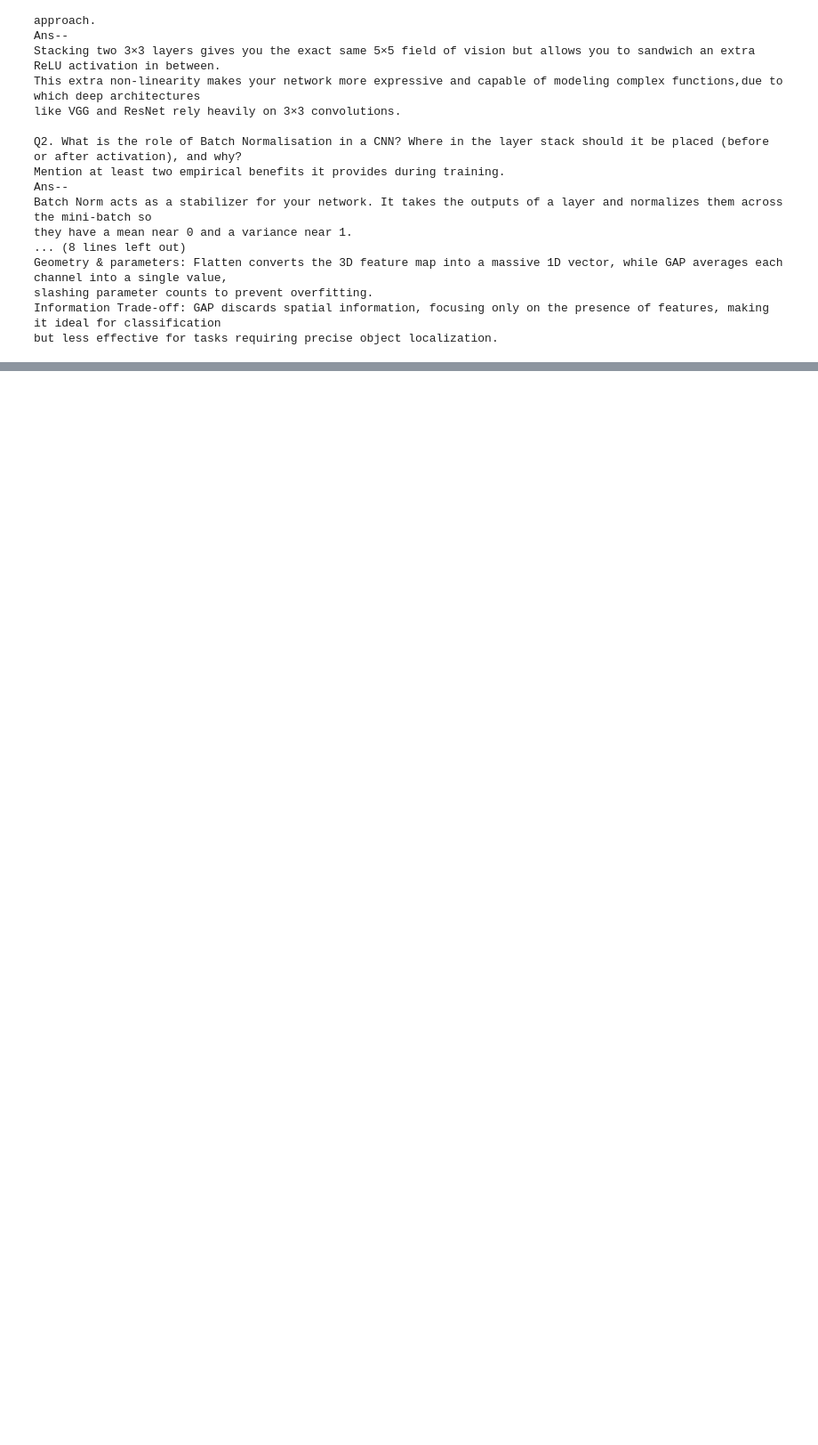
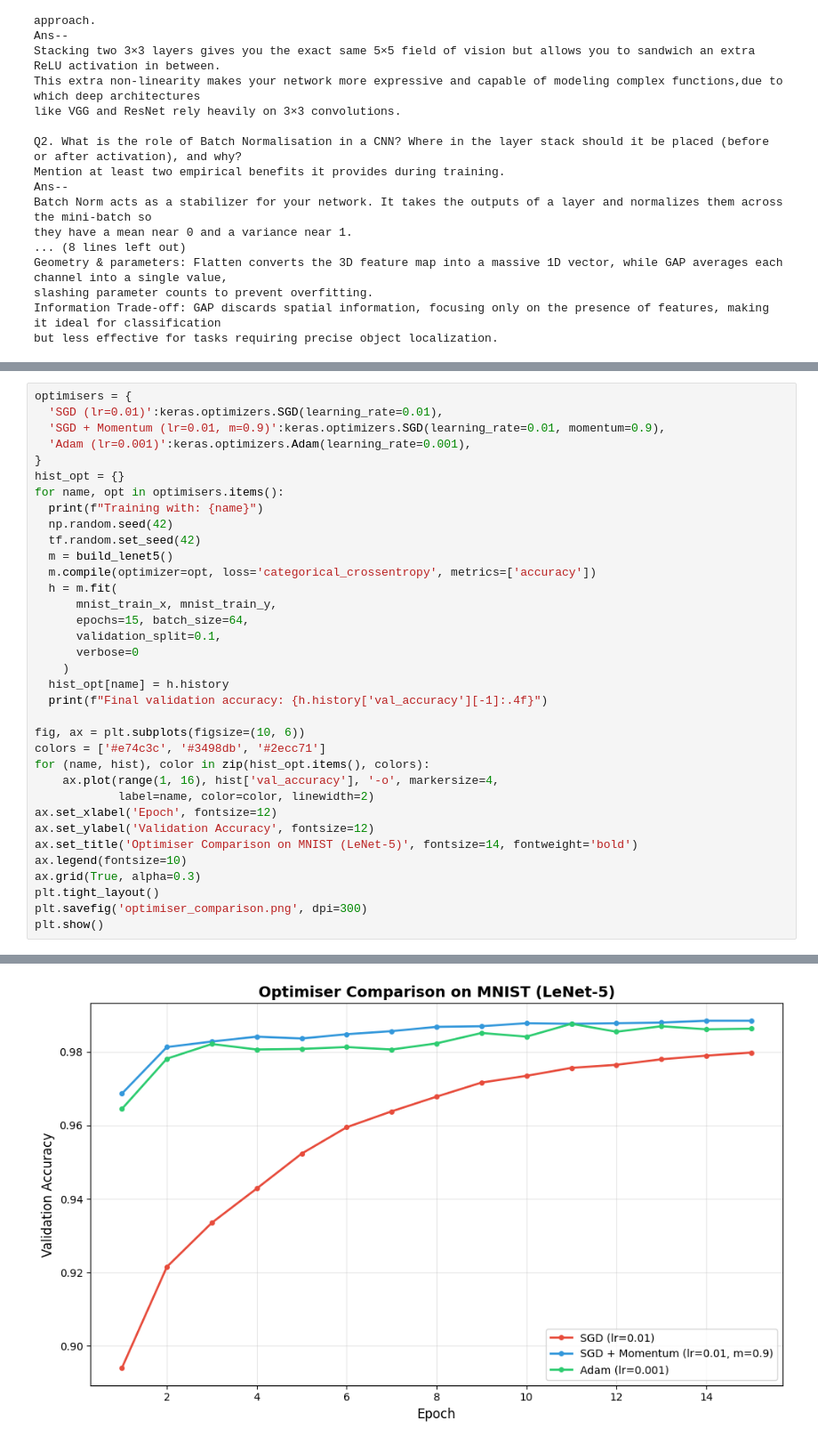
Before and after one commit to h-adithya07/ML-Lab-8, a Jupyter notebook: 24CD3014_Lab_8.ipynb, the cells around one changed output, grey strips where cells are left out. Shown at 89% size. Saved outputs shown, nothing was run; the diff lists cells and outputs as text; blank space fills up the shorter version.

```diff
--- a/24CD3014_Lab_8.ipynb
+++ b/24CD3014_Lab_8.ipynb
@@ -600,0 +723,36 @@ but less effective for tasks requiring precise object localization.
+# %%
+optimisers = {
+  'SGD (lr=0.01)':keras.optimizers.SGD(learning_rate=0.01),
+  'SGD + Momentum (lr=0.01, m=0.9)':keras.optimizers.SGD(learning_rate=0.01, momentum=0.9),
+  'Adam (lr=0.001)':keras.optimizers.Adam(learning_rate=0.001),
+}
+hist_opt = {}
+for name, opt in optimisers.items():
+  print(f"Training with: {name}")
+  np.random.seed(42)
+  tf.random.set_seed(42)
+  m = build_lenet5()
+  m.compile(optimizer=opt, loss='categorical_crossentropy', metrics=['accuracy'])
+  h = m.fit(
+      mnist_train_x, mnist_train_y,
+      epochs=15, batch_size=64,
+      validation_split=0.1,
+      verbose=0
+    )
+  hist_opt[name] = h.history
+  print(f"Final validation accuracy: {h.history['val_accuracy'][-1]:.4f}")
+
+fig, ax = plt.subplots(figsize=(10, 6))
+colors = ['#e74c3c', '#3498db', '#2ecc71']
+for (name, hist), color in zip(hist_opt.items(), colors):
+    ax.plot(range(1, 16), hist['val_accuracy'], '-o', markersize=4,
+            label=name, color=color, linewidth=2)
+ax.set_xlabel('Epoch', fontsize=12)
+ax.set_ylabel('Validation Accuracy', fontsize=12)
+ax.set_title('Optimiser Comparison on MNIST (LeNet-5)', fontsize=14, fontweight='bold')
+ax.legend(fontsize=10)
+ax.grid(True, alpha=0.3)
+plt.tight_layout()
+plt.savefig('optimiser_comparison.png', dpi=300)
+plt.show()
+# %% [output]
@@ -600,0 +765 @@ but less effective for tasks requiring precise object localization.
+[figure, added]
```
Also changed, not shown: parts of 16 cells of this notebook, 6 other files.
